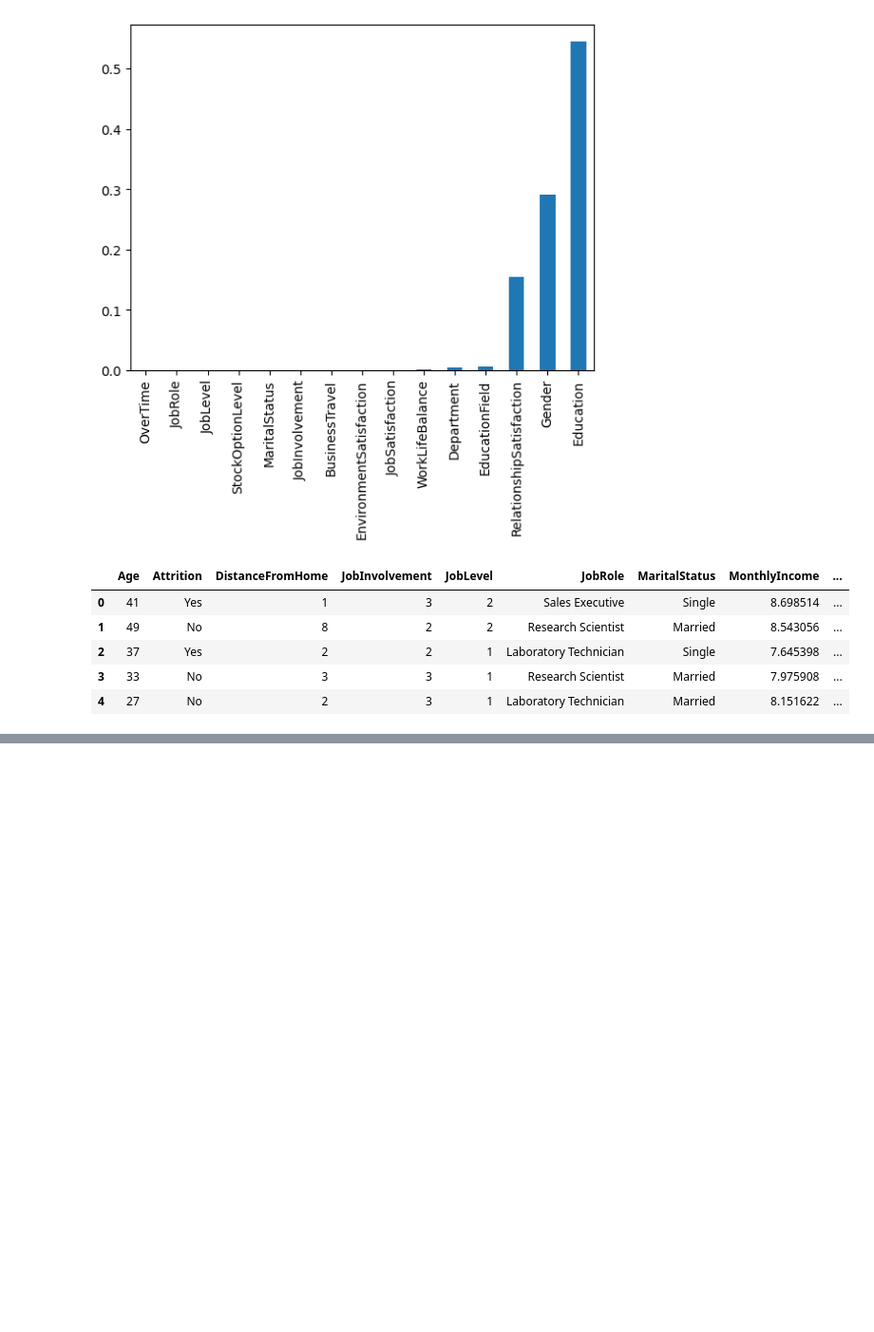
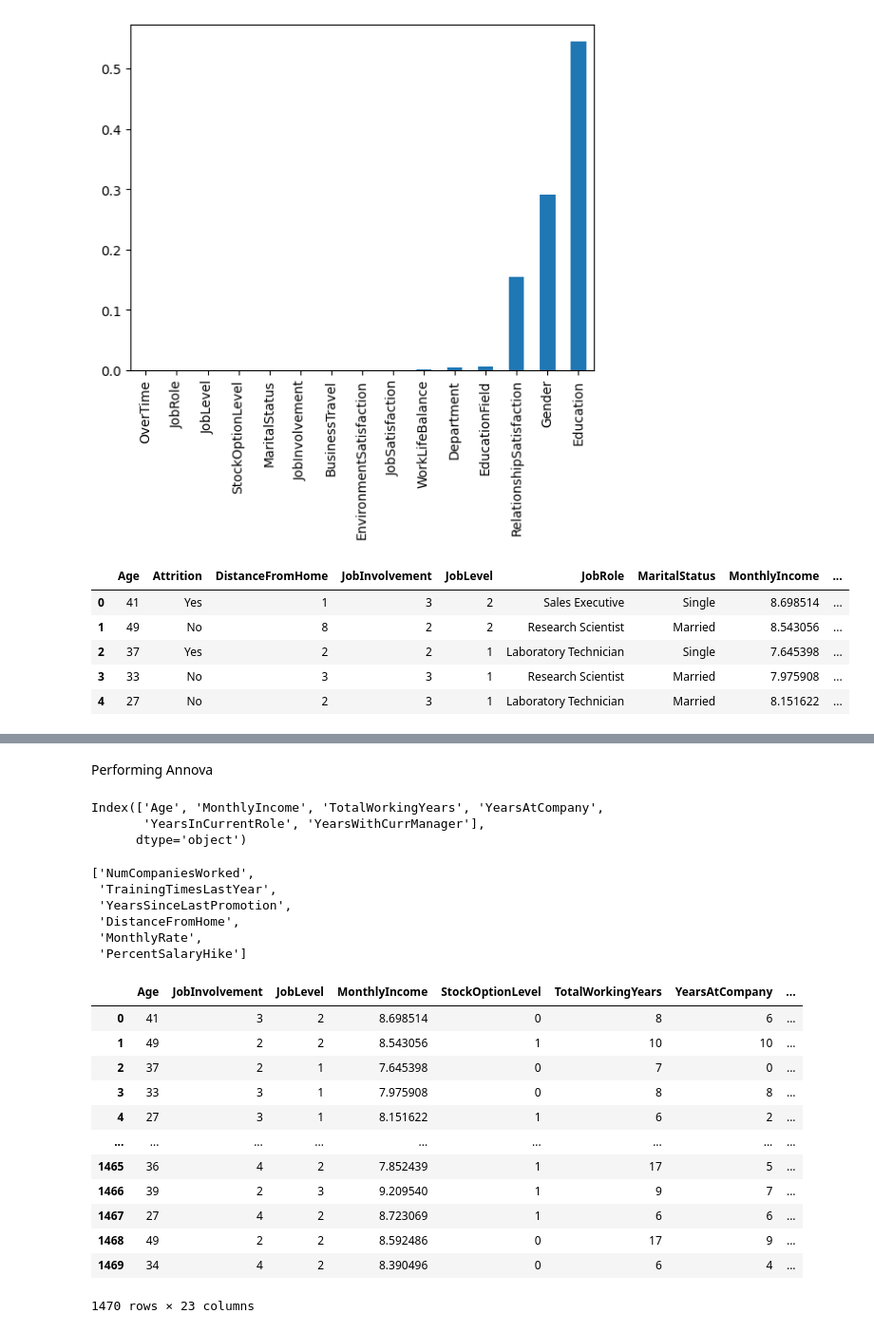
Before and after one commit to karthik4-4/Employee-attrition-prediction, a Jupyter notebook: Employee_attrition_prediction.ipynb, the cells around one changed output, grey strips where cells are left out. Shown: that part at 95% size. Cells and saved outputs as stored; diff of their text form; code cells hidden in the pictures; blank space fills up the shorter version.

```diff
--- a/Employee_attrition_prediction.ipynb
+++ b/Employee_attrition_prediction.ipynb
@@ -277,5 +267,43 @@ df.head()
 # %%
 X = df.iloc[:,df.columns!='Attrition']
 y = df.iloc[:,1]
+# %% [markdown]
+Performing Annova
+# %%
+cols = ['Age','DistanceFromHome','MonthlyIncome','MonthlyRate','NumCompaniesWorked','PercentSalaryHike','TotalWorkingYears','TrainingTimesLastYear','YearsAtCompany','YearsInCurrentRole','YearsSinceLastPromotion','YearsWithCurrManager']
+# %%
+sel = SelectKBest(f_classif,k=6).fit(X[cols],y)
+X[cols].columns[sel.get_support()]
+# %% [output]
+Index(['Age', 'MonthlyIncome', 'TotalWorkingYears', 'YearsAtCompany',
+       'YearsInCurrentRole', 'YearsWithCurrManager'],
+      dtype='object')
+# %%
+list(set(cols) - set(X[cols].columns[sel.get_support()]))
+# %% [output]
+['NumCompaniesWorked',
+ 'TrainingTimesLastYear',
+ 'YearsSinceLastPromotion',
+ 'DistanceFromHome',
+ 'MonthlyRate',
+ 'PercentSalaryHike']
+# %%
+X = X.drop(list(set(cols) - set(X[cols].columns[sel.get_support()])),axis=1)
+# %%
+X
+# %% [output]
+|  | Age | JobInvolvement | JobLevel | MonthlyIncome | StockOptionLevel | TotalWorkingYears | YearsAtCompany | ... |
+| 0 | 41 | 3 | 2 | 8.698514 | 0 | 8 | 6 | ... |
+| 1 | 49 | 2 | 2 | 8.543056 | 1 | 10 | 10 | ... |
+| 2 | 37 | 2 | 1 | 7.645398 | 0 | 7 | 0 | ... |
+| 3 | 33 | 3 | 1 | 7.975908 | 0 | 8 | 8 | ... |
+| 4 | 27 | 3 | 1 | 8.151622 | 1 | 6 | 2 | ... |
+| ... | ... | ... | ... | ... | ... | ... | ... | ... |
+| 1465 | 36 | 4 | 2 | 7.852439 | 1 | 17 | 5 | ... |
+| 1466 | 39 | 2 | 3 | 9.209540 | 1 | 9 | 7 | ... |
+| 1467 | 27 | 4 | 2 | 8.723069 | 1 | 6 | 6 | ... |
+| 1468 | 49 | 2 | 2 | 8.592486 | 0 | 17 | 9 | ... |
+| 1469 | 34 | 4 | 2 | 8.390496 | 0 | 6 | 4 | ... |
+1470 rows × 23 columns
 # %%
 X_train,X_test,y_train,y_test = train_test_split(X,y,test_size=0.2,random_state=42)
```
Also changed, not shown: parts of 22 cells of this notebook.
